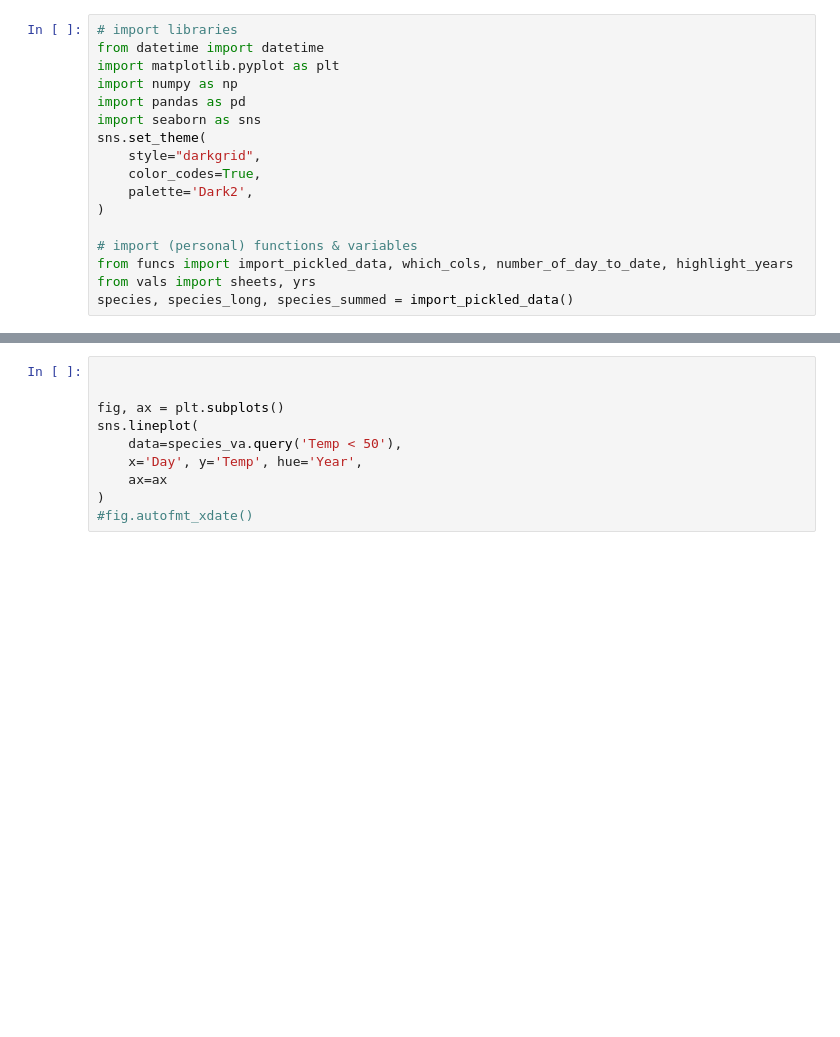
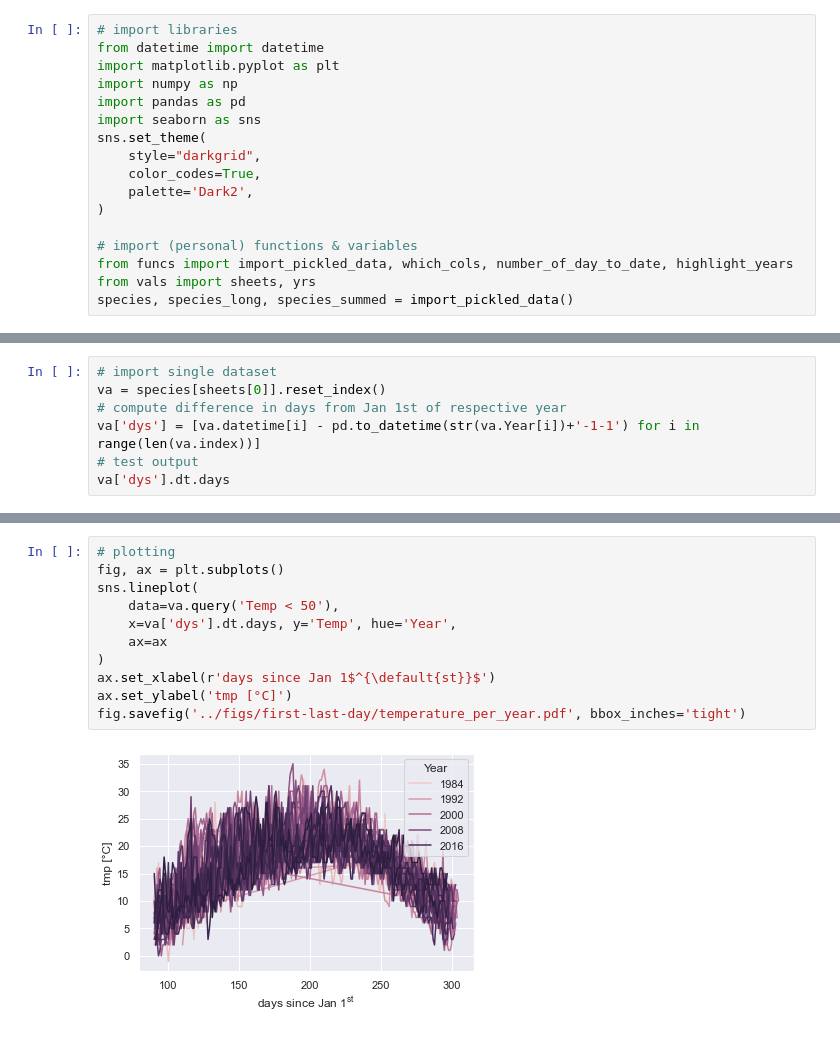
Before and after one commit to gtlab-barcelona/robert, a Jupyter notebook: code/first-last-day.ipynb, the cells around one changed output, grey strips where cells are left out. Cells and saved outputs as stored; diff of their text form; blank space fills up the shorter version.

```diff
--- a/code/first-last-day.ipynb
+++ b/code/first-last-day.ipynb
@@ -70,0 +27,7 @@ ValueError: only leading negative signs are allowed
+# %%
+# import single dataset
+va = species[sheets[0]].reset_index()
+# compute difference in days from Jan 1st of respective year
+va['dys'] = [va.datetime[i] - pd.to_datetime(str(va.Year[i])+'-1-1') for i in range(len(va.index))]
+# test output
+va['dys'].dt.days
@@ -71,10 +47,13 @@ ValueError: only leading negative signs are allowed
 # %%
-
-
+# plotting
 fig, ax = plt.subplots()
 sns.lineplot(
-    data=species_va.query('Temp < 50'),
-    x='Day', y='Temp', hue='Year',
+    data=va.query('Temp < 50'),
+    x=va['dys'].dt.days, y='Temp', hue='Year',
     ax=ax
 )
-#fig.autofmt_xdate()
+ax.set_xlabel(r'days since Jan 1$^{\default{st}}$')
+ax.set_ylabel('tmp [°C]')
+fig.savefig('../figs/first-last-day/temperature_per_year.pdf', bbox_inches='tight')
+# %% [output]
+[figure, added]
```
Also changed, not shown: parts of 9 cells of this notebook, 1 other file.
